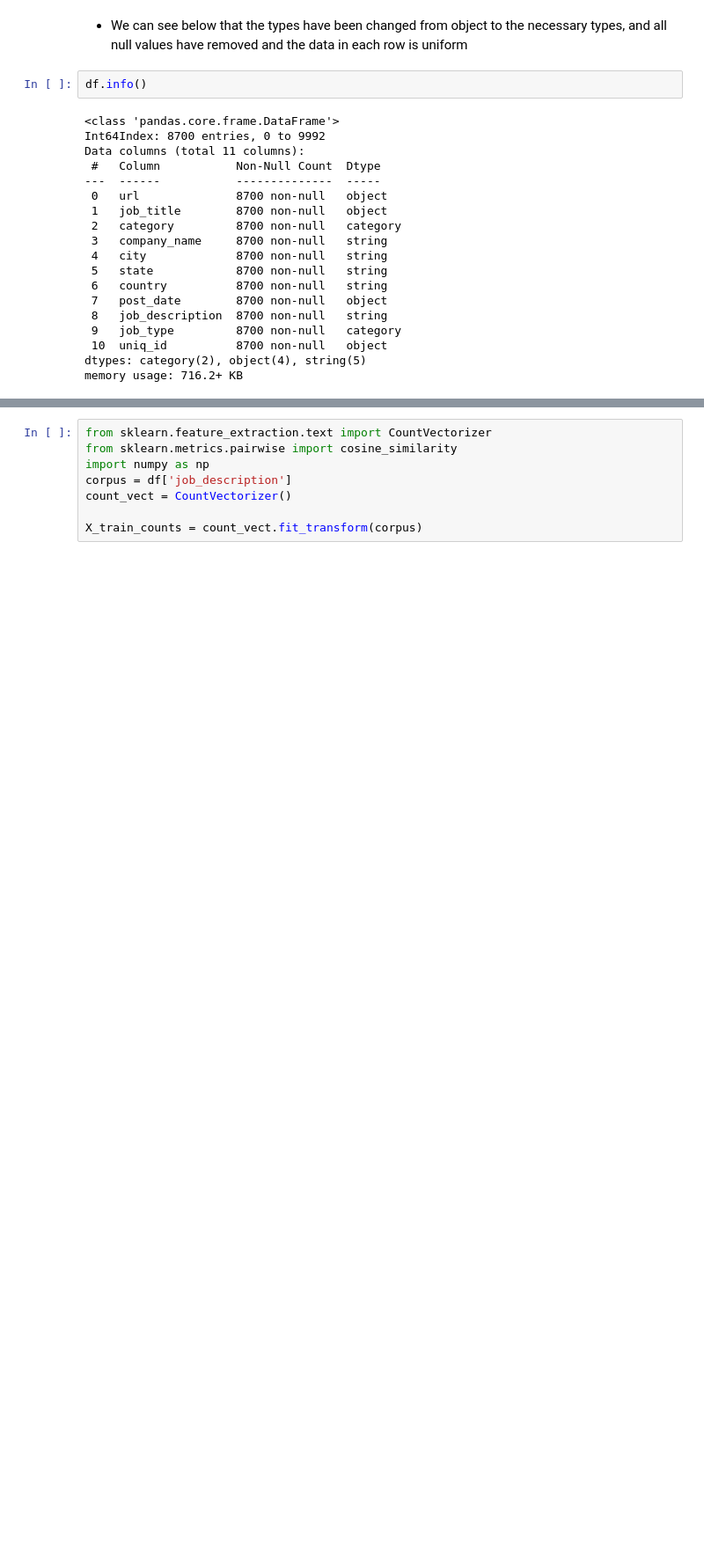
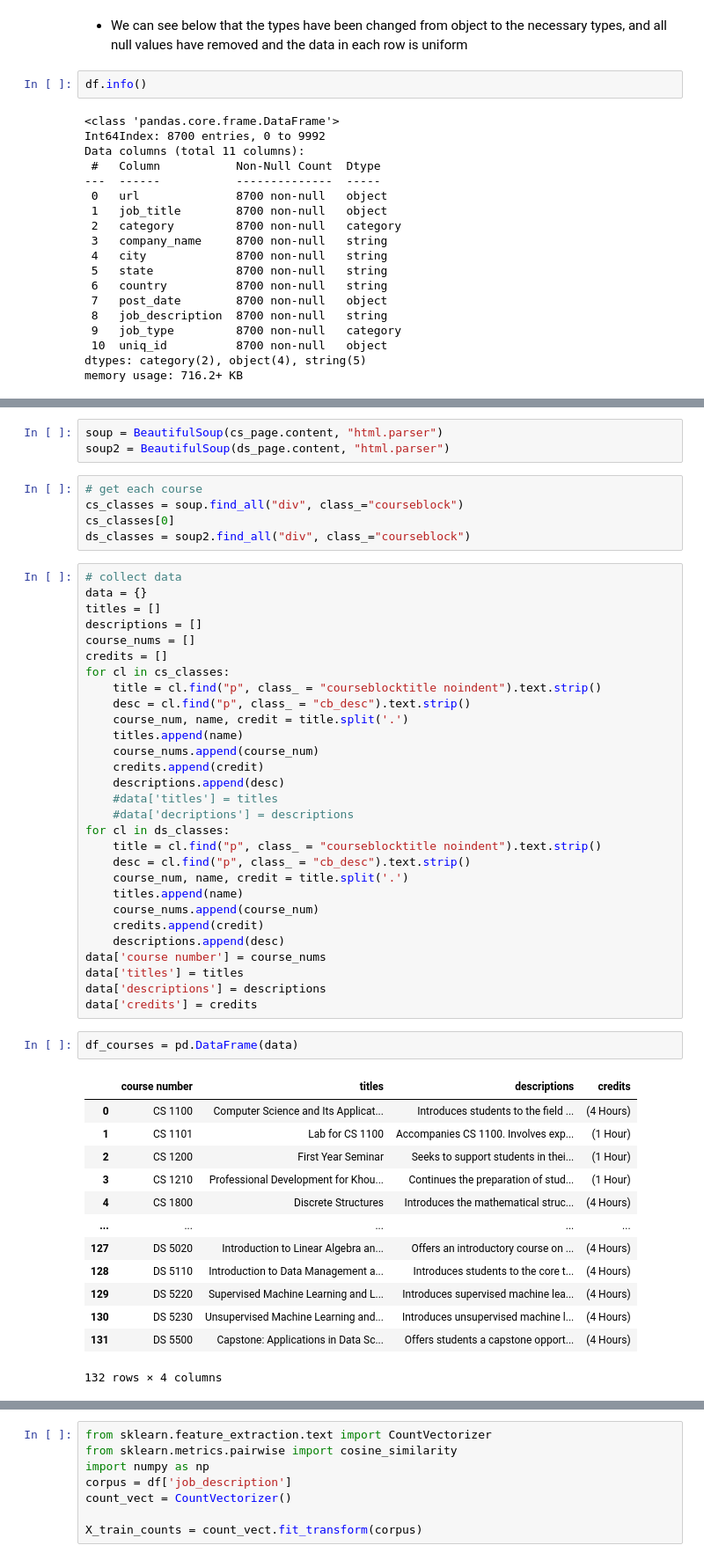
Before and after one commit to wendionwuakpa/jobpostingsproj, a Jupyter notebook: DS_3000_Project.ipynb, the cells around one changed output, grey strips where cells are left out. Shown: that part at 88% size. Drawn from its saved outputs; the diff is of its cells as text; blank space fills up the shorter version.

```diff
--- a/DS_3000_Project.ipynb
+++ b/DS_3000_Project.ipynb
@@ -76,0 +92,53 @@ df.head(10)
+# %%
+soup = BeautifulSoup(cs_page.content, "html.parser")
+soup2 = BeautifulSoup(ds_page.content, "html.parser")
+# %%
+# get each course
+cs_classes = soup.find_all("div", class_="courseblock")
+cs_classes[0]
+ds_classes = soup2.find_all("div", class_="courseblock")
+# %%
+# collect data
+data = {}
+titles = []
+descriptions = []
+course_nums = []
+credits = []
+for cl in cs_classes:
+    title = cl.find("p", class_ = "courseblocktitle noindent").text.strip()
+    desc = cl.find("p", class_ = "cb_desc").text.strip()
+    course_num, name, credit = title.split('.')
+    titles.append(name)
+    course_nums.append(course_num)
+    credits.append(credit)
+    descriptions.append(desc)
+    #data['titles'] = titles
+    #data['decriptions'] = descriptions
+for cl in ds_classes:
+    title = cl.find("p", class_ = "courseblocktitle noindent").text.strip()
+    desc = cl.find("p", class_ = "cb_desc").text.strip()
+    course_num, name, credit = title.split('.')
+    titles.append(name)
+    course_nums.append(course_num)
+    credits.append(credit)
+    descriptions.append(desc)
+data['course number'] = course_nums
+data['titles'] = titles
+data['descriptions'] = descriptions
+data['credits'] = credits
+# %%
+df_courses = pd.DataFrame(data)
+# %% [output]
+|  | course number | titles | descriptions | credits |
+| 0 | CS 1100 | Computer Science and Its Applicat... | Introduces students to the field ... | (4 Hours) |
+| 1 | CS 1101 | Lab for CS 1100 | Accompanies CS 1100. Involves exp... | (1 Hour) |
+| 2 | CS 1200 | First Year Seminar | Seeks to support students in thei... | (1 Hour) |
+| 3 | CS 1210 | Professional Development for Khou... | Continues the preparation of stud... | (1 Hour) |
+| 4 | CS 1800 | Discrete Structures | Introduces the mathematical struc... | (4 Hours) |
+| ... | ... | ... | ... | ... |
+| 127 | DS 5020 | Introduction to Linear Algebra an... | Offers an introductory course on ... | (4 Hours) |
+| 128 | DS 5110 | Introduction to Data Management a... | Introduces students to the core t... | (4 Hours) |
+| 129 | DS 5220 | Supervised Machine Learning and L... | Introduces supervised machine lea... | (4 Hours) |
+| 130 | DS 5230 | Unsupervised Machine Learning and... | Introduces unsupervised machine l... | (4 Hours) |
+| 131 | DS 5500 | Capstone: Applications in Data Sc... | Offers students a capstone opport... | (4 Hours) |
+132 rows × 4 columns
```
Also changed, not shown: parts of 35 cells of this notebook.
